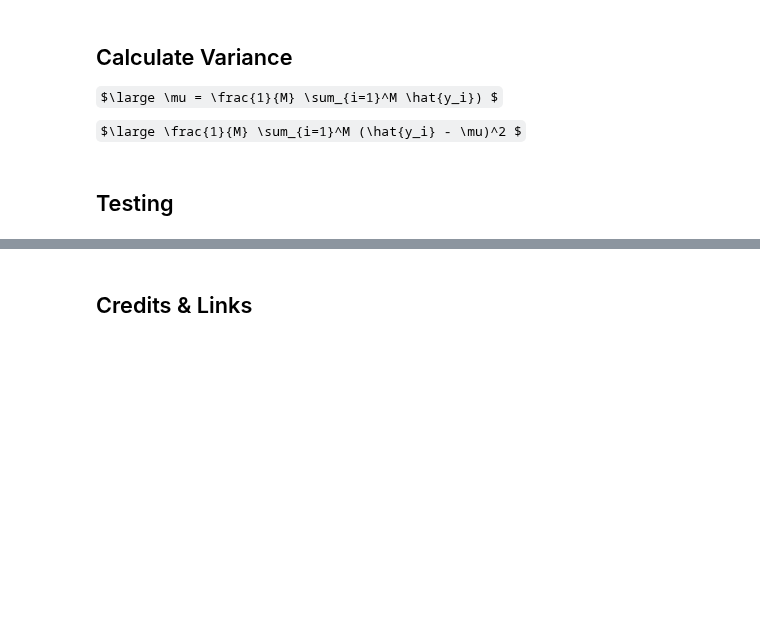
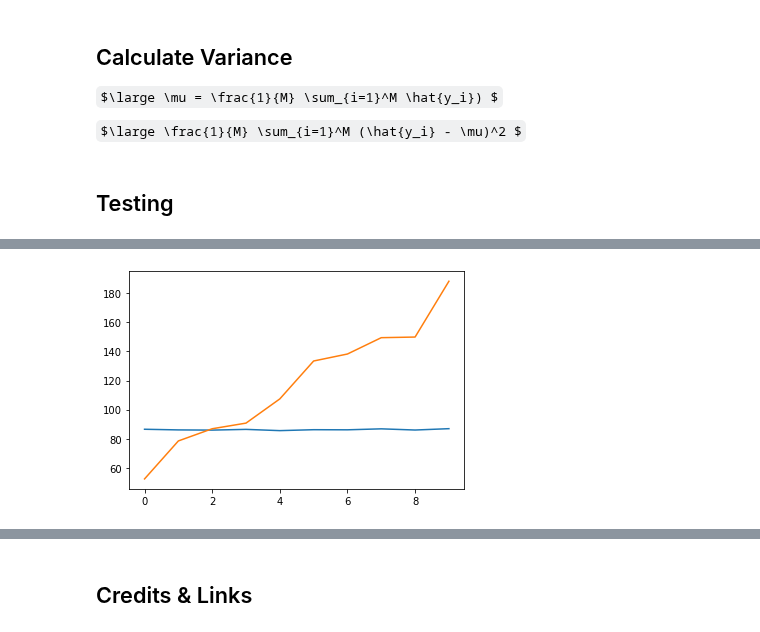
Before and after one commit to miltonluaces/ds_topics, a Jupyter notebook: 05_bias_and_variance/bias_variance_noise.ipynb, the cells around one changed output, grey strips where cells are left out. Cells and saved outputs as stored; diff of their text form; code cells hidden in the pictures; some formulas as TeX source; blank space fills up the shorter version.

```diff
--- a/05_bias_and_variance/bias_variance_noise.ipynb
+++ b/05_bias_and_variance/bias_variance_noise.ipynb
@@ -61,7 +62,7 @@ def get_population():
     df = pd.DataFrame({'target':y, 'X1':x1, 'X2':x2, 'X3':x3, 'X4':x4, 'X5':x5})
     return df
 # %%
-def calculate(lm, dt):
+def calculate(model):
     Pred = []
     for i in range(0, nSim):
         D = get_population()
@@ -69,30 +70,33 @@ def calculate(lm, dt):
         Y = D['target']
         lm.fit(X,Y)
         dt.fit(X,Y)
-        pred = (i, lm.predict(pd.DataFrame(X_test).T), dt.predict(pd.DataFrame(X_test).T))
+        pred = model.predict(pd.DataFrame(X_test).T)
         Pred.append(pred)
-    return pd.DataFrame(Pred)
+    return pd.DataFrame(Pred)[0]
 
 def evaluate(pred):
-    mse_lm = calc_mse(pred[1])[0]
-    bias_lm = (calc_bias(pred[1])[0])**2
-    var_lm = calc_var(pred[1])[0]
-    mse_dt = calc_mse(pred[2])[0]
-    bias_dt = (calc_bias(pred[2])[0])**2
-    var_dt = calc_var(pred[2])[0]
-    print('Mod\t Mse\t Bias\t Var')
-    print('LM\t',"{0:.1f}".format(mse_lm), '\t', "{0:.1f}".format(bias_lm), '\t', "{0:.1f}".format(var_lm))
-    print('DT\t',"{0:.1f}".format(mse_dt), '\t', "{0:.1f}".format(bias_dt), '\t', "{0:.1f}".format(var_dt))
+    mse = calc_mse(pred)
+    bias = (calc_bias(pred))**2
+    var = calc_var(pred)
+    return mse,bias,var
 # %%
 np.random.seed(22)
 X_test = np.random.rand(5)
 y = get_population()['target'][0]
 
 nSim = 100
-for dt_depth in [3,4,6,8,9,10]:
-    print("\n Depth: ", dt_depth, '\n')
+LM = []
+DT = []
+for dt_depth in range(1,30,3):
     lm = linear_model.LinearRegression()
+    pred = calculate(lm)
+    res = evaluate(pred)
+    LM.append(res)
+
     dt = DecisionTreeRegressor(max_depth = dt_depth)
+    pred = calculate(dt)
+    res = evaluate(pred)
+    DT.append(res)
 
-    result = calculate(lm, dt)
-    evaluate(result)
+LM = pd.DataFrame(LM, columns=['Mse', 'Bias', 'Var'])
+DT = pd.DataFrame(DT, columns=['Mse', 'Bias', 'Var'])
@@ -116,0 +123,6 @@ DT       101.1   84.6    16.5
+# %%
+plt.plot(LM['Mse'])
+plt.plot(DT['Mse'])
+plt.show();
+# %% [output]
+[figure, added]
```
Also changed, not shown: parts of 5 cells of this notebook, 19 other files.
